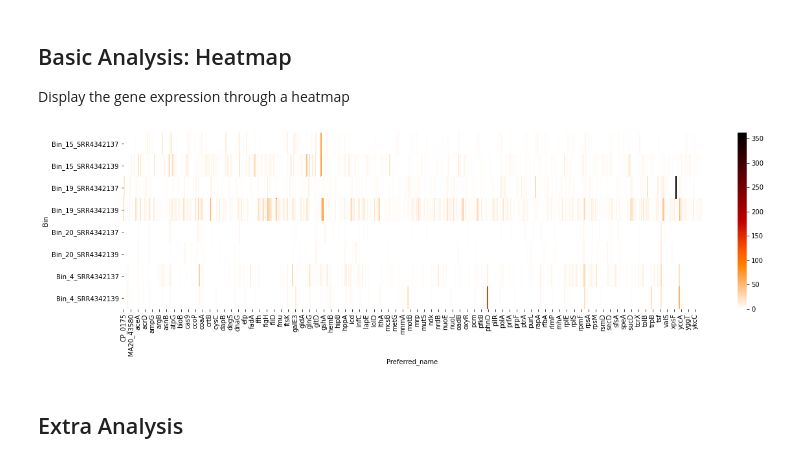
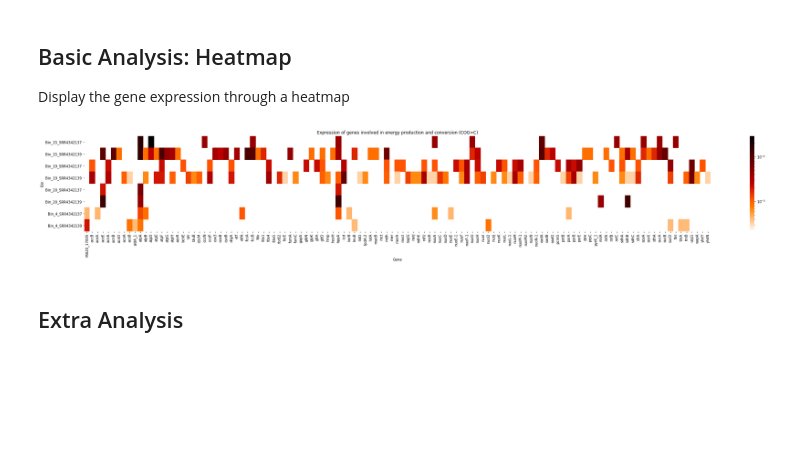
Before and after one commit to claranordquist/genome_analysis, a Jupyter notebook: Code/07_Python.ipynb, the cells around one changed output. Drawn from its saved outputs; the diff is of its cells as text; code cells hidden in the pictures; blank space fills up the shorter version.

```diff
--- a/Code/07_Python.ipynb
+++ b/Code/07_Python.ipynb
@@ -43,3 +39,9 @@ for file in os.listdir(directory):
+# %%
+# "Normalizing" the counts to get the relative count numbers instead of the absolute
+# That is, dividing with the total number of counts for each sample and environment
+# Store in a new column
+for sample in bin_dataframes.keys():
+    bin_dataframes[sample]['Relative_count'] = bin_dataframes[sample]['Count'] / bin_dataframes[sample].sum()['Count']
 # %% [markdown]
 ## Basic Analysis: Heatmap
 Display the gene expression through a heatmap
@@ -49,26 +52,30 @@ import matplotlib.pyplot as plt
 import seaborn as sns
 # %%
-# Pool the data into one dataframe with three columns
-# Drop the rows with NaN values (= genes without names)
-# Bin (4_low, 4_high, 15_low, 15_high, ...)
-# Gene (Preferred_name)
-# Count (N° RNA counts)
-heatmap_dataframe = pd.concat([bin_dataframes[x][['Bin', 'Count', 'Preferred_name']] for x in bin_dataframes.keys()], axis=0)
+# Pool the data into one dataframe
+# Select genes that are in the C COG category (energy production and conversion)
+# Use the relative count to create a heatmap for the different bins/environments
+
+# First, select the relevant columns from the original datasets
+# Then, reset the index
+# Thereafter, drop the columns which have no gene name
+# Lastly, select only genes that are classified as C in the COG categorization
+heatmap_dataframe = pd.concat([bin_dataframes[x][['Bin', 'Relative_count', 'Preferred_name', 'COG_category']] for x in bin_dataframes.keys()], axis=0)
 heatmap_dataframe.reset_index(drop=True, inplace=True)
 heatmap_dataframe.drop(heatmap_dataframe.loc[heatmap_dataframe['Preferred_name'] == '-'].index, inplace=True)
+heatmap_dataframe = heatmap_dataframe.loc[heatmap_dataframe['COG_category'].str.contains('C'), :]
 
-# Convert it to a pivot table telling how I want the heatmap
-# Columns = Genes
-# Rows = Bins
-# Values = Count numbers
-pivot_table = pd.pivot_table(data=heatmap_dataframe, columns='Preferred_name', index='Bin', values='Count')
+# Convert it to a pivot table telling how I want the heatmap (columns = genes, rows = bins, values = relative count)
+pivot_table = pd.pivot_table(data=heatmap_dataframe, columns='Preferred_name', index='Bin', values='Relative_count')
 # %%
 # Plot the heatmap
-plt.figure(figsize = (20,5))
-sns.heatmap(pivot_table, cmap='gist_heat_r', vmin=0)
+# The color scale is logarithmic
+plt.figure(figsize = (40,5))
+sns.heatmap(pivot_table, cmap='gist_heat_r', norm=LogNorm())
+plt.xlabel('Gene')
+plt.title('Expression of genes involved in energy production and conversion (COG=C)')
 plt.show()
 # %% [output]
-[figure, old version]
+[figure, new version]
 # %% [markdown]
 ## Extra Analysis
 # %% [markdown]
```
Also changed, not shown: parts of 8 cells of this notebook, 1 other file.
